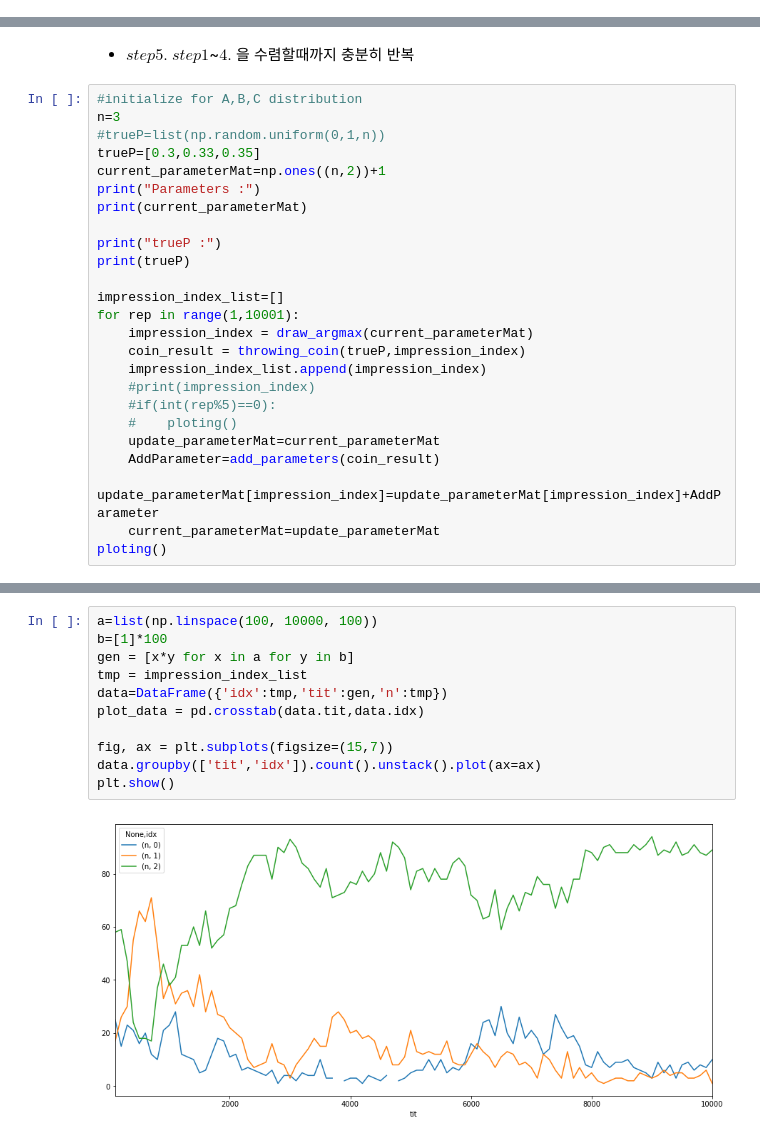
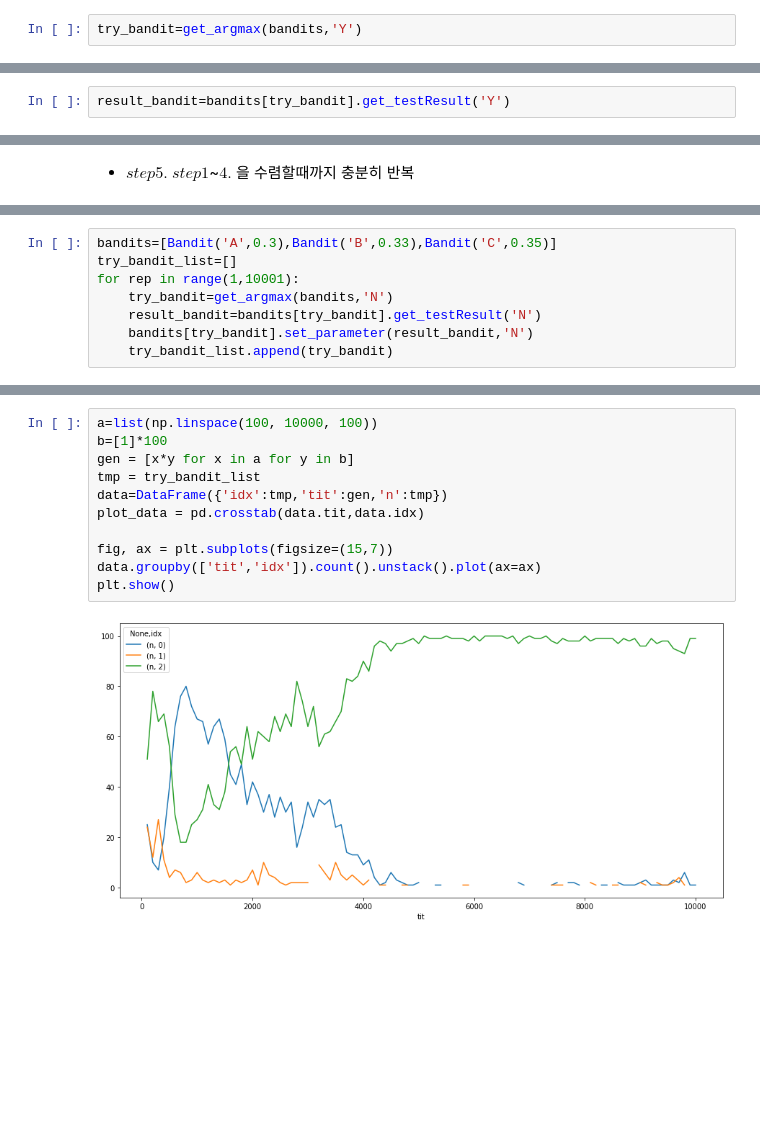
Before and after one commit to Yimdh/progress, a Jupyter notebook: stat/MAB/MAB_simulation.ipynb, the cells around one changed output, grey strips where cells are left out. Cells and saved outputs as stored; diff of their text form; blank space fills up the shorter version.

```diff
--- a/stat/MAB/MAB_simulation.ipynb
+++ b/stat/MAB/MAB_simulation.ipynb
@@ -140,0 +137,2 @@ impression_index : 2
+# %%
+try_bandit=get_argmax(bandits,'Y')
@@ -155,0 +144,2 @@ coin_result : 0
+# %%
+result_bandit=bandits[try_bandit].get_testResult('Y')
@@ -197,27 +166,2 @@ Initial distribution of A,B,C
 # %% [markdown]
 + $step 5.$ $step1$~$4.$ 을 수렴할때까지 충분히 반복
-# %%
-#initialize for A,B,C distribution
-n=3
-#trueP=list(np.random.uniform(0,1,n))
-trueP=[0.3,0.33,0.35]
-current_parameterMat=np.ones((n,2))+1
-print("Parameters :")
-print(current_parameterMat)
-
-print("trueP :")
-print(trueP)
-
-impression_index_list=[]
-for rep in range(1,10001):
-    impression_index = draw_argmax(current_parameterMat)
-    coin_result = throwing_coin(trueP,impression_index)
-    impression_index_list.append(impression_index)
-    #print(impression_index)
-    #if(int(rep%5)==0):
-    #    ploting()
-    update_parameterMat=current_parameterMat
-    AddParameter=add_parameters(coin_result)
-    update_parameterMat[impression_index]=update_parameterMat[impression_index]+AddParameter
-    current_parameterMat=update_parameterMat
-ploting()
@@ -231,0 +168,8 @@ trueP :
+# %%
+bandits=[Bandit('A',0.3),Bandit('B',0.33),Bandit('C',0.35)]
+try_bandit_list=[]
+for rep in range(1,10001):
+    try_bandit=get_argmax(bandits,'N')
+    result_bandit=bandits[try_bandit].get_testResult('N')
+    bandits[try_bandit].set_parameter(result_bandit,'N')
+    try_bandit_list.append(try_bandit)
@@ -232,13 +188,13 @@ trueP :
 # %%
 a=list(np.linspace(100, 10000, 100))
 b=[1]*100
 gen = [x*y for x in a for y in b]
-tmp = impression_index_list
+tmp = try_bandit_list
 data=DataFrame({'idx':tmp,'tit':gen,'n':tmp})
 plot_data = pd.crosstab(data.tit,data.idx)
 
 fig, ax = plt.subplots(figsize=(15,7))
 data.groupby(['tit','idx']).count().unstack().plot(ax=ax)
 plt.show()
 # %% [output]
-[figure, old version]
+[figure, new version]
```
Also changed, not shown: parts of 24 cells of this notebook.
